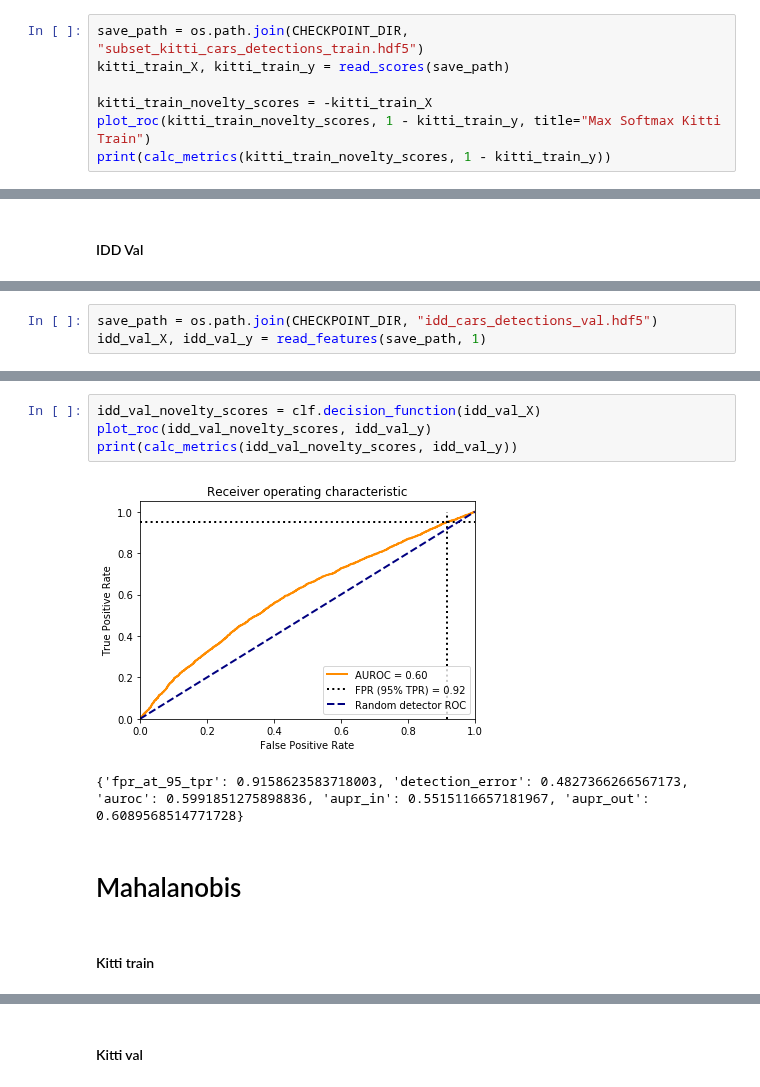
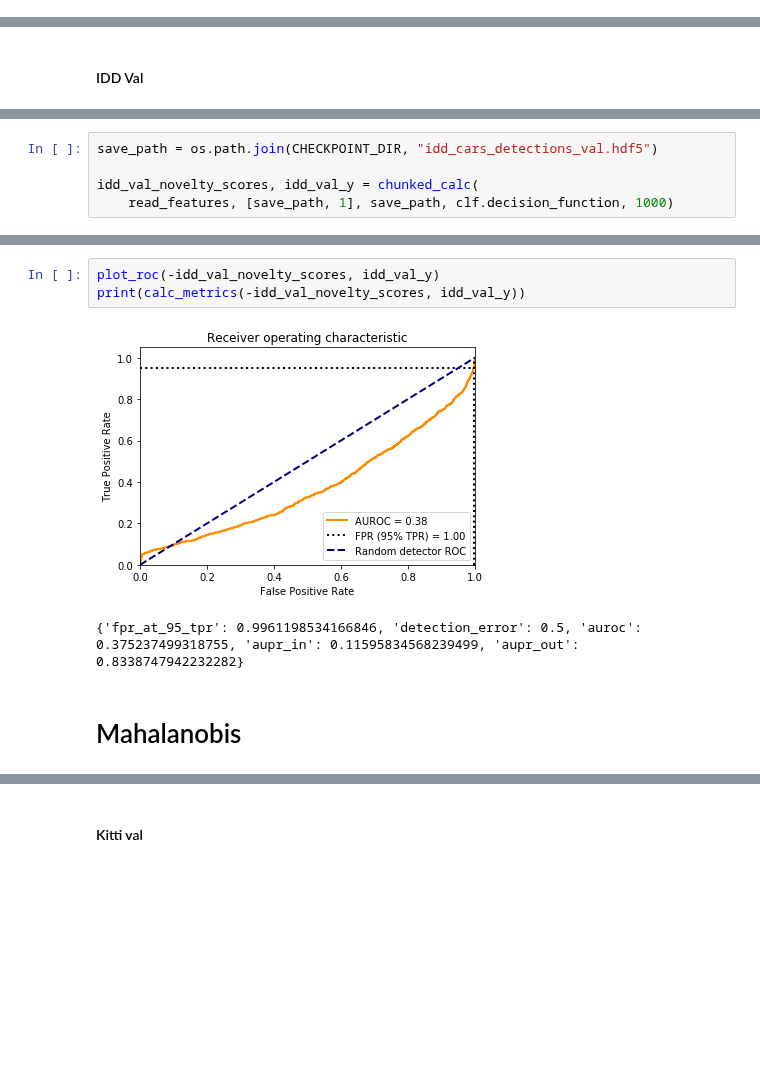
Before and after one commit to BalahariVignesh/simple-faster-rcnn-pytorch, a Jupyter notebook: idd_fn_detection/idd_fn_detection.ipynb, the cells around one changed output, grey strips where cells are left out. Saved outputs shown, nothing was run; the diff lists cells and outputs as text; blank space fills up the shorter version.

```diff
--- a/idd_fn_detection/idd_fn_detection.ipynb
+++ b/idd_fn_detection/idd_fn_detection.ipynb
@@ -415,7 +470,0 @@ RuntimeError: Dirty entry flush destroy failed (file write failed: time = Sun Ja
-# %%
-save_path = os.path.join(CHECKPOINT_DIR, "subset_kitti_cars_detections_train.hdf5")
-kitti_train_X, kitti_train_y = read_scores(save_path)
-
-kitti_train_novelty_scores = -kitti_train_X
-plot_roc(kitti_train_novelty_scores, 1 - kitti_train_y, title="Max Softmax Kitti Train")
-print(calc_metrics(kitti_train_novelty_scores, 1 - kitti_train_y))
@@ -604,16 +619,15 @@ print(calc_metrics(kitti_val_novelty_scores, kitti_val_y))
 # %%
 save_path = os.path.join(CHECKPOINT_DIR, "idd_cars_detections_val.hdf5")
-idd_val_X, idd_val_y = read_features(save_path, 1)
+
+idd_val_novelty_scores, idd_val_y = chunked_calc(
+    read_features, [save_path, 1], save_path, clf.decision_function, 1000)
 # %% [output]
 [interactive output not drawn]
 # %%
-idd_val_novelty_scores = clf.decision_function(idd_val_X)
-plot_roc(idd_val_novelty_scores, idd_val_y)
-print(calc_metrics(idd_val_novelty_scores, idd_val_y))
+plot_roc(-idd_val_novelty_scores, idd_val_y)
+print(calc_metrics(-idd_val_novelty_scores, idd_val_y))
 # %% [output]
-[figure, old version]
+[figure, new version]
-{'fpr_at_95_tpr': 0.9158623583718003, 'detection_error': 0.4827366266567173, 'auroc': 0.5991851275898836, 'aupr_in': 0.5515116657181967, 'aupr_out': 0.6089568514771728}
+{'fpr_at_95_tpr': 0.9961198534166846, 'detection_error': 0.5, 'auroc': 0.375237499318755, 'aupr_in': 0.11595834568239499, 'aupr_out': 0.8338747942232282}
 # %% [markdown]
 # Mahalanobis
-# %% [markdown]
-#### Kitti train
```
Also changed, not shown: parts of 90 cells of this notebook.
